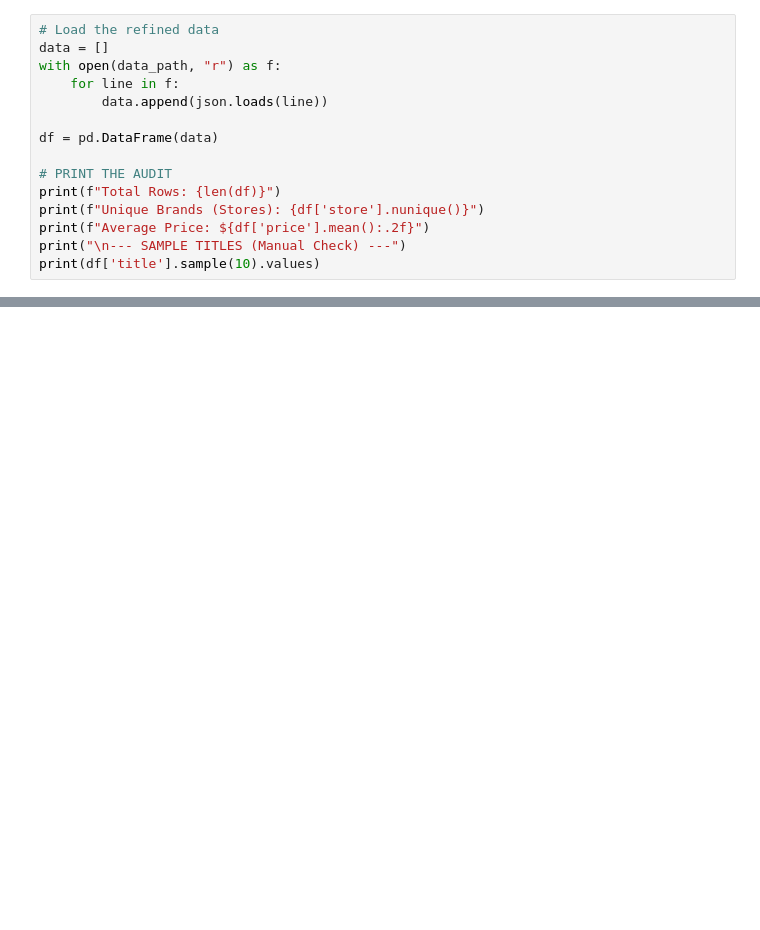
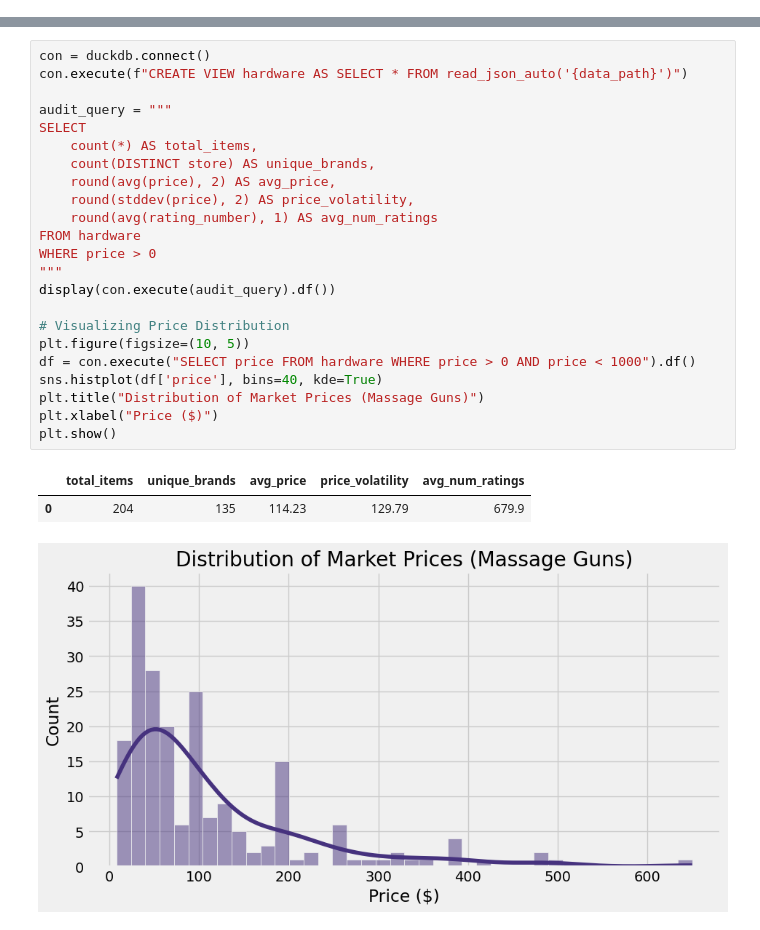
Before and after one commit to AidanGrambihler/strategic-discovery-engine, a Jupyter notebook: notebooks/eda.ipynb, the cells around one changed output, grey strips where cells are left out. Drawn from its saved outputs; the diff is of its cells as text; blank space fills up the shorter version.

```diff
--- a/notebooks/eda.ipynb
+++ b/notebooks/eda.ipynb
@@ -20,15 +0,0 @@ Audit whether the 1,603 rows of amazon_hardware_refined.jsonl are high-fidelity
-# %%
-# Load the refined data
-data = []
-with open(data_path, "r") as f:
-    for line in f:
-        data.append(json.loads(line))
-
-df = pd.DataFrame(data)
-
-# PRINT THE AUDIT
-print(f"Total Rows: {len(df)}")
-print(f"Unique Brands (Stores): {df['store'].nunique()}")
-print(f"Average Price: ${df['price'].mean():.2f}")
-print("\n--- SAMPLE TITLES (Manual Check) ---")
-print(df['title'].sample(10).values)
@@ -54,0 +40,27 @@ Determine the 50 most common words across the massage gun products:
+# %%
+con = duckdb.connect()
+con.execute(f"CREATE VIEW hardware AS SELECT * FROM read_json_auto('{data_path}')")
+
+audit_query = """
+SELECT
+    count(*) AS total_items,
+    count(DISTINCT store) AS unique_brands,
+    round(avg(price), 2) AS avg_price,
+    round(stddev(price), 2) AS price_volatility,
+    round(avg(rating_number), 1) AS avg_num_ratings
+FROM hardware
+WHERE price > 0
+"""
+display(con.execute(audit_query).df())
+
+# Visualizing Price Distribution
+plt.figure(figsize=(10, 5))
+df = con.execute("SELECT price FROM hardware WHERE price > 0 AND price < 1000").df()
+sns.histplot(df['price'], bins=40, kde=True)
+plt.title("Distribution of Market Prices (Massage Guns)")
+plt.xlabel("Price ($)")
+plt.show()
+# %% [output]
+|  | total_items | unique_brands | avg_price | price_volatility | avg_num_ratings |
+| 0 | 204 | 135 | 114.23 | 129.79 | 679.9 |
+[figure, added]
```
Also changed, not shown: parts of 21 cells of this notebook.
